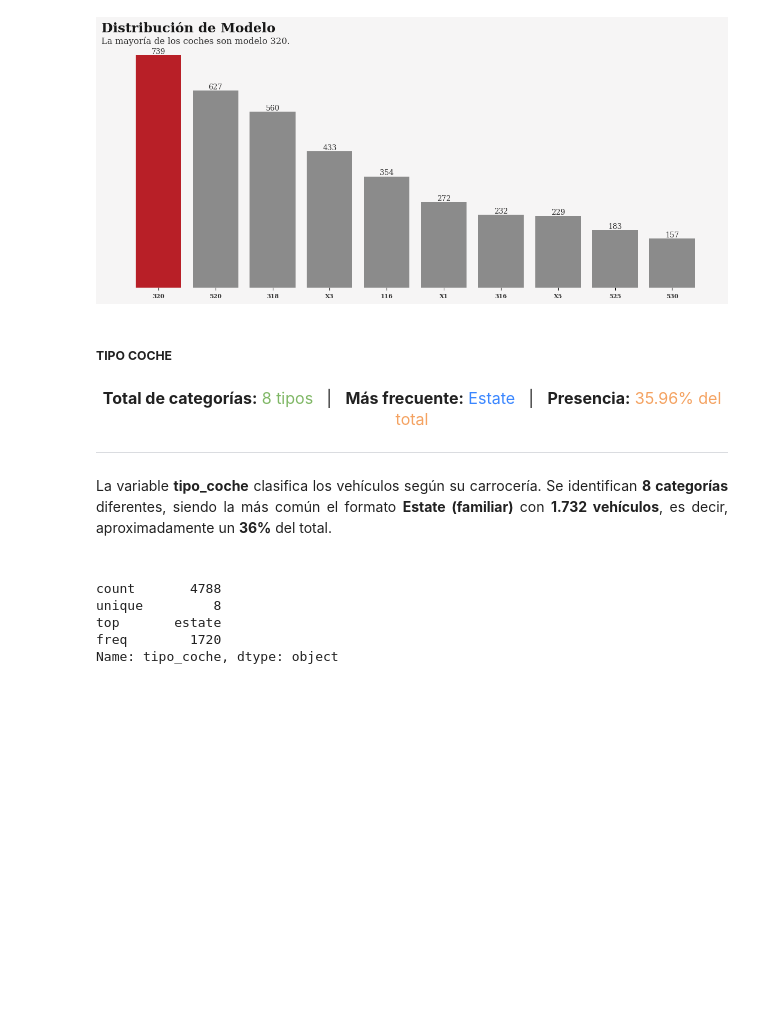
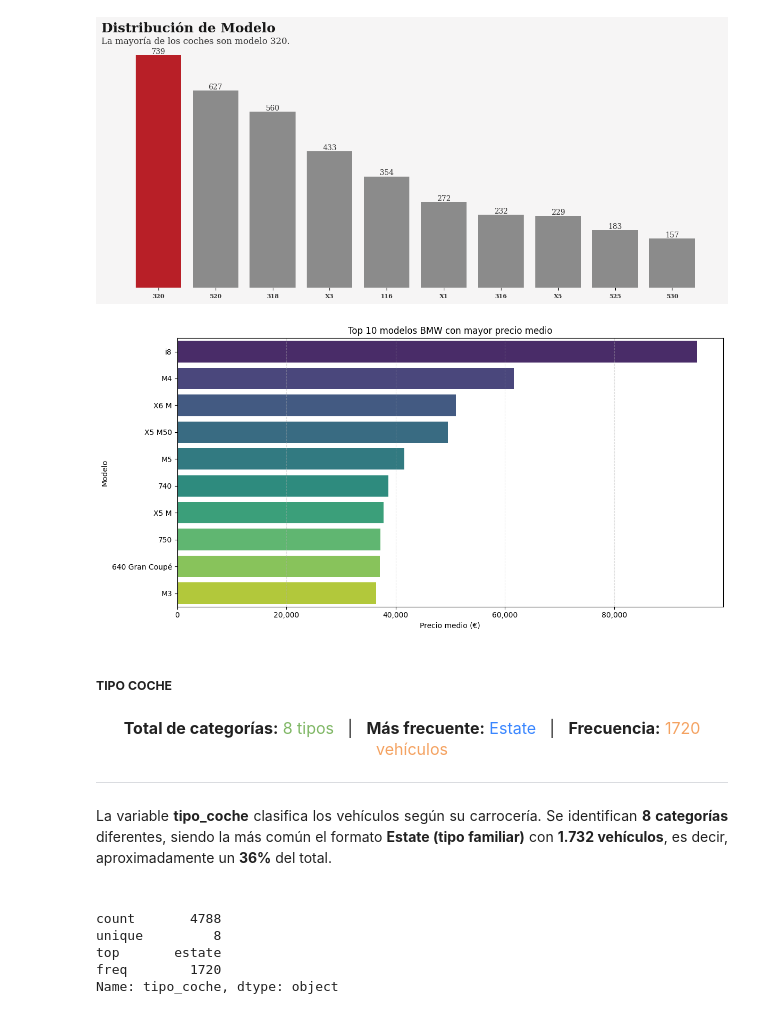
Before and after one commit to davidlarre/DS-BMW_Price, a Jupyter notebook: notebooks/Entregable1.ipynb, the cells around one changed output. Drawn from its saved outputs; the diff is of its cells as text; code cells hidden in the pictures; blank space fills up the shorter version.

```diff
--- a/notebooks/Entregable1.ipynb
+++ b/notebooks/Entregable1.ipynb
@@ -2811,19 +2818,39 @@ ax.axes.get_yaxis().set_visible(False)
 plt.show()
 # %% [output]
 [figure]
+# %%
+# Agrupar por modelo y calcular el precio medio
+top_modelos = df_bmw.groupby('modelo')['precio'].mean().sort_values(ascending=False).head(10)
+
+# Gráfico de barras
+plt.figure(figsize=(12, 6))
+sns.barplot(x=top_modelos.values, y=top_modelos.index, palette='viridis')
+plt.xlabel('Precio medio (€)')
+plt.ylabel('Modelo')
+plt.title('Top 10 modelos BMW con mayor precio medio')
+plt.grid(axis='x', linestyle='--', alpha=0.4)
+
+# Formatear eje X con separadores de miles
+import matplotlib.ticker as mticker
+plt.gca().xaxis.set_major_formatter(mticker.FuncFormatter(lambda x, _: f'{int(x):,}'))
+
+plt.tight_layout()
+plt.show()
+# %% [output]
+[figure, added]
 # %% [markdown]
 ##### **TIPO COCHE**
 # %% [markdown]
 <p align="center" style="font-size:16px;">
   <b>Total de categorías:</b> <span style="color:#7FB765;">8 tipos</span> &nbsp;&nbsp;|&nbsp;&nbsp;
   <b>Más frecuente:</b> <span style="color:#3A86FF;">Estate</span> &nbsp;&nbsp;|&nbsp;&nbsp;
-  <b>Presencia:</b> <span style="color:#f4a261;">35.96% del total</span>
+  <b>Frecuencia:</b> <span style="color:#f4a261;">1720 vehículos</span>
 </p>
 
 ---
 
 <p style="max-width:1200px; margin:auto; line-height:1.5; text-align: justify;">
-La variable <b>tipo_coche</b> clasifica los vehículos según su carrocería. Se identifican <b>8 categorías</b> diferentes, siendo la más común el formato <b>Estate (familiar)</b> con <b>1.732 vehículos</b>, es decir, aproximadamente un <b>36%</b> del total.<br><br>
+La variable <b>tipo_coche</b> clasifica los vehículos según su carrocería. Se identifican <b>8 categorías</b> diferentes, siendo la más común el formato <b>Estate (tipo familiar)</b> con <b>1.732 vehículos</b>, es decir, aproximadamente un <b>36%</b> del total.<br><br>
 
 </p>
 # %%
```
Also changed, not shown: parts of 18 cells of this notebook, 1 other file.
